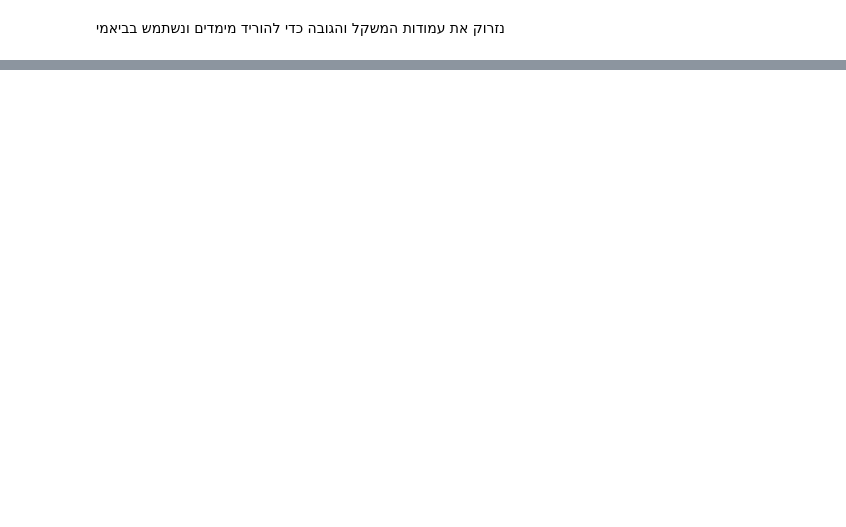
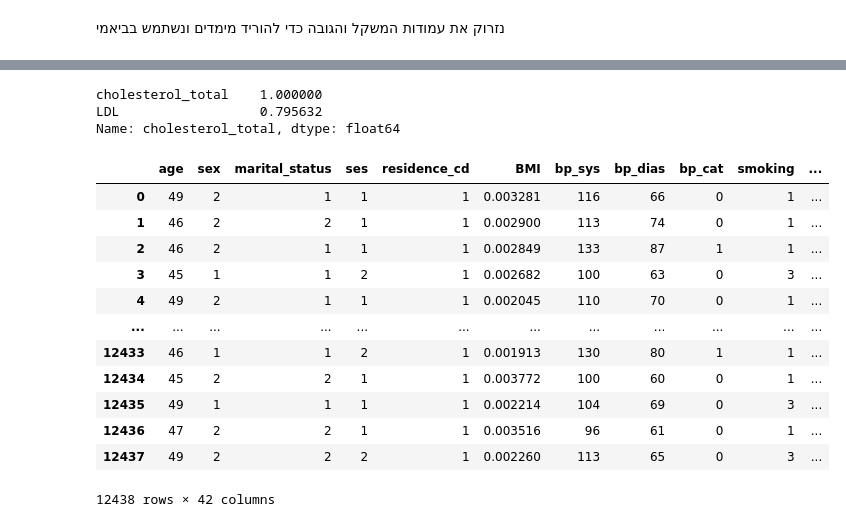
Before and after one commit to TalRos99/Medical-Data, a Jupyter notebook: MedicalData_Final.ipynb, the cells around one changed output, grey strips where cells are left out. Drawn from its saved outputs; the diff is of its cells as text; code cells hidden in the pictures; blank space fills up the shorter version.

```diff
--- a/MedicalData_Final.ipynb
+++ b/MedicalData_Final.ipynb
@@ -300,0 +275,24 @@ train_df['normal_LDL'] = zscore(train_df['LDL'])
+# %%
+cor = train_df.corr()
+cor['cholesterol_total'].loc[(np.abs(cor['cholesterol_total']) > 0.5)]
+# %% [output]
+cholesterol_total    1.000000
+LDL                  0.795632
+Name: cholesterol_total, dtype: float64
+# %%
+# We diceded to drop the cholesterol_total feature because it's high correlation
+train_df.drop(columns='cholesterol_total', axis=1)
+# %% [output]
+|  | age | sex | marital_status | ses | residence_cd | BMI | bp_sys | bp_dias | bp_cat | smoking | ... |
+| 0 | 49 | 2 | 1 | 1 | 1 | 0.003281 | 116 | 66 | 0 | 1 | ... |
+| 1 | 46 | 2 | 2 | 1 | 1 | 0.002900 | 113 | 74 | 0 | 1 | ... |
+| 2 | 46 | 2 | 1 | 1 | 1 | 0.002849 | 133 | 87 | 1 | 1 | ... |
+| 3 | 45 | 1 | 1 | 2 | 1 | 0.002682 | 100 | 63 | 0 | 3 | ... |
+| 4 | 49 | 2 | 1 | 1 | 1 | 0.002045 | 110 | 70 | 0 | 1 | ... |
+| ... | ... | ... | ... | ... | ... | ... | ... | ... | ... | ... | ... |
+| 12433 | 46 | 1 | 1 | 2 | 1 | 0.001913 | 130 | 80 | 1 | 1 | ... |
+| 12434 | 45 | 2 | 2 | 1 | 1 | 0.003772 | 100 | 60 | 0 | 1 | ... |
+| 12435 | 49 | 1 | 1 | 1 | 1 | 0.002214 | 104 | 69 | 0 | 3 | ... |
+| 12436 | 47 | 2 | 2 | 1 | 1 | 0.003516 | 96 | 61 | 0 | 1 | ... |
+| 12437 | 49 | 2 | 2 | 2 | 1 | 0.002260 | 113 | 65 | 0 | 3 | ... |
+12438 rows × 42 columns
```
Also changed, not shown: parts of 21 cells of this notebook.
